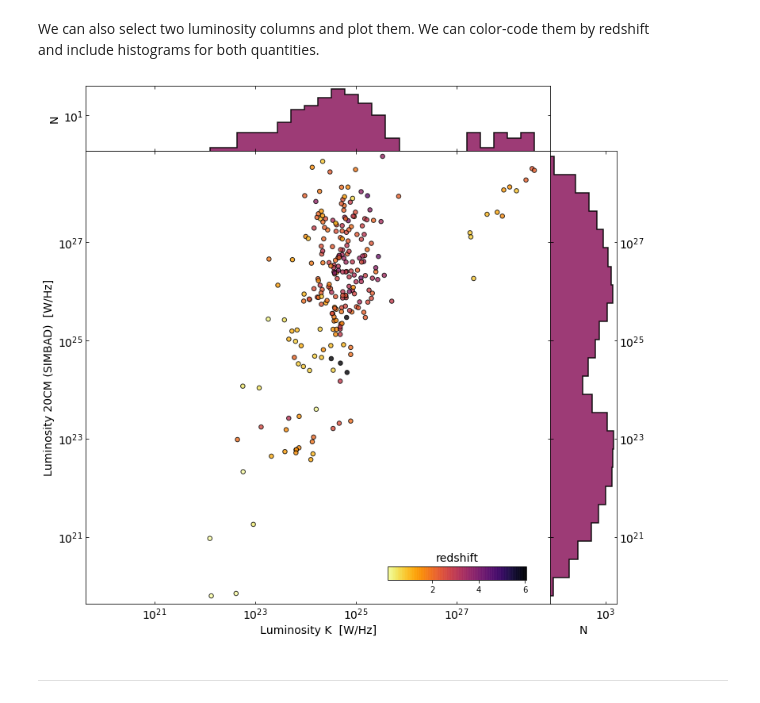
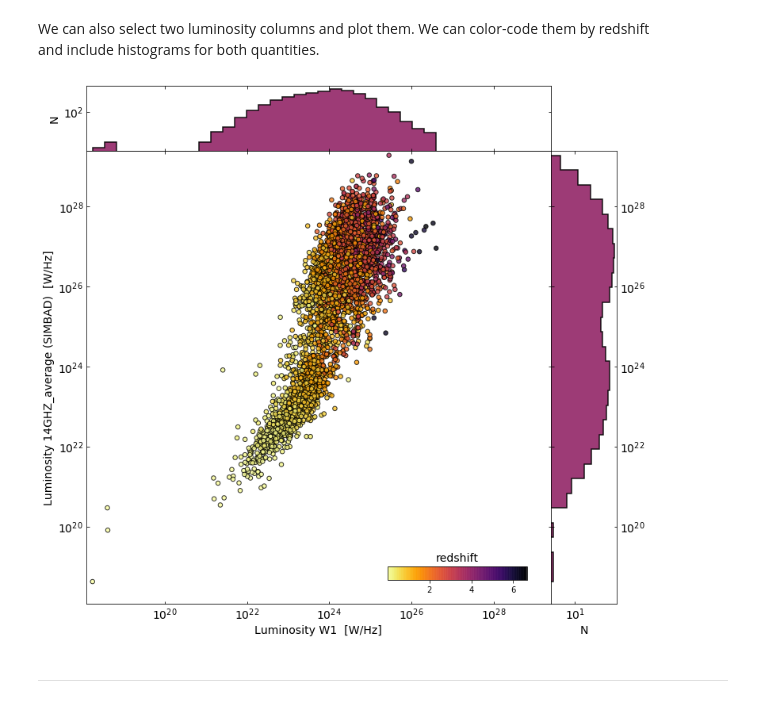
Before and after one commit to racarvajal/work_notes, a Jupyter notebook: Analyze_high_z_cat.ipynb, the cells around one changed output. Cells and saved outputs as stored; diff of their text form; code cells hidden in the pictures.

```diff
--- a/Analyze_high_z_cat.ipynb
+++ b/Analyze_high_z_cat.ipynb
@@ -331,8 +331,8 @@ if add_histograms_flag:
 # col_b = lum_names[23]
 
 # Select columns by name
-col_a       = "Luminosity K"
-col_b       = "LUMINOSITY_20CM"
+col_a       = "Luminosity W1"
+col_b       = "LUMINOSITY_14GHZ_average"
 
 # Obtain luminosities and the cross-match between them
 lum_a       = lums_catalog_df[col_a]
@@ -342,8 +342,8 @@ common_vals = np.multiply(lum_a, lum_b)
 # Create log bins for log-scale histograms
 min_val     = np.nanmin([lum_a[np.isfinite(common_vals)].min(), lum_b[np.isfinite(common_vals)].min()])
 max_val     = np.nanmax([lum_b[np.isfinite(common_vals)].max(), lum_b[np.isfinite(common_vals)].max()])
-bins_a      = np.logspace(np.log10(lum_a[np.isfinite(common_vals)].values.min()), np.log10(lum_a[np.isfinite(common_vals)].values.max()), 25)
-bins_b      = np.logspace(np.log10(lum_b[np.isfinite(common_vals)].values.min()), np.log10(lum_b[np.isfinite(common_vals)].values.max()), 25)
+bins_a      = np.logspace(np.log10(lum_a[np.isfinite(common_vals)].values.min()), np.log10(lum_a[np.isfinite(common_vals)].values.max()), 30)
+bins_b      = np.logspace(np.log10(lum_b[np.isfinite(common_vals)].values.min()), np.log10(lum_b[np.isfinite(common_vals)].values.max()), 30)
 
 ax1.set_yscale('log')
 ax1.set_xscale('log')
@@ -366,34 +366,34 @@ sc          = ax1.scatter(lum_a, lum_b, c=redshift, cmap='inferno_r', s=30, alph
 cbaxes      = inset_axes(ax1, width="30%", height="3%", loc=4, borderpad=3)
 clb         = plt.colorbar(sc, cax=cbaxes, orientation='horizontal')
 # clb.set_label('redshift', size=14)
 clb.ax.set_title('redshift', size=14)
 
 ax1.set_aspect('auto', share=False, adjustable='box')
 
 if add_histograms_flag:
     # Plot vertical histogram
     hist(lum_b.values, bins=bins_b, orientation='horizontal', ax=ax2, histtype='stepfilled', alpha=0.9, color=dark_color, ec='k', lw=1.5, hatch='')
     ax2.set_xscale('log')
     ax2.set_yscale('log')
     ax2.set_xlabel('N', size=14)
 
     # Plot horizontal histogram
     hist(lum_a.values, bins=bins_a, orientation='vertical', ax=ax3, histtype='stepfilled', alpha=0.9, color=dark_color, ec='k', lw=1.5, hatch='')
     ax3.set_xscale('log')
     ax3.set_yscale('log')
     ax3.set_ylabel('N', size=14)
 
     # Modify ticks
     ax2.tick_params(axis='both', which='major', labelsize=14)
     ax3.tick_params(axis='both', which='major', labelsize=14)
     plt.setp(ax2.get_yticklabels(), visible=False)
     plt.setp(ax3.get_xticklabels(), visible=False)
     ax2.tick_params(which='both',top=True, right=True, direction='in', labelright=True)
     ax3.tick_params(which='both',top=True, right=True, direction='in')
 
     plt.subplots_adjust(wspace=0.0, hspace=0.0)
 # %% [output]
-[figure, old version]
+[figure, new version]
 # %% [markdown]
 ---
 # %% [markdown]
```
Also changed, not shown: parts of 6 cells of this notebook.
